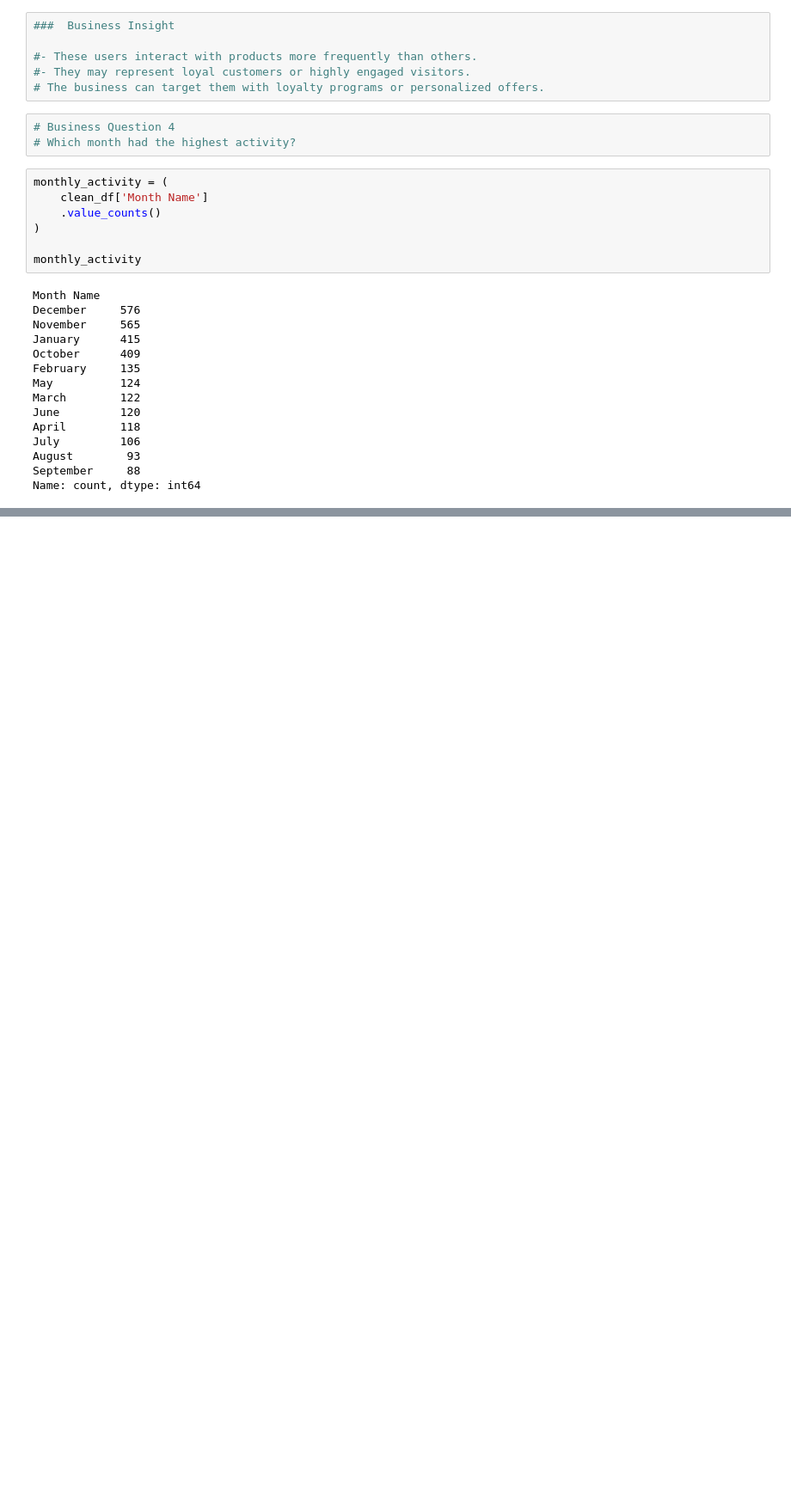
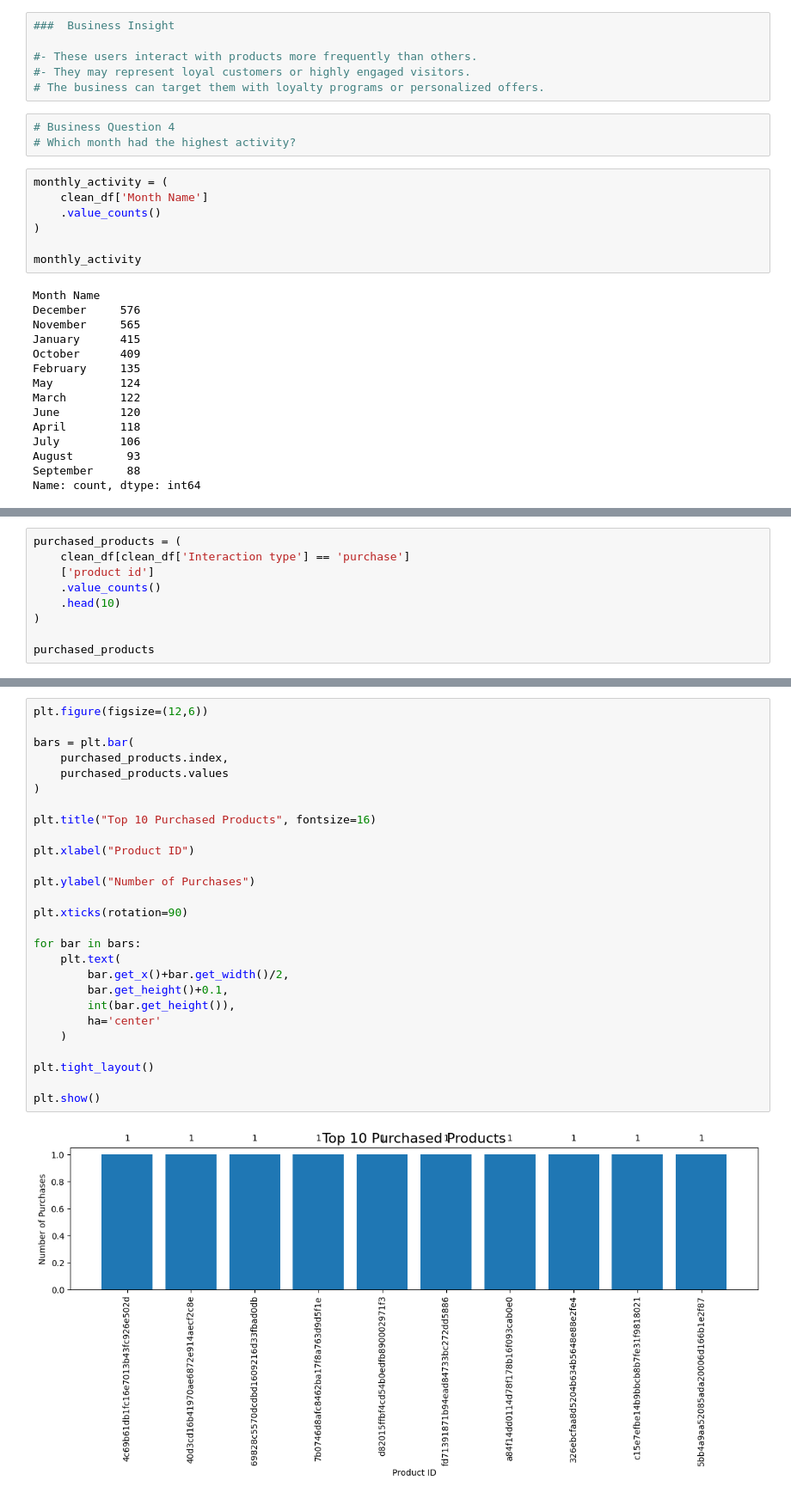
Before and after one commit to zzshukla/ecommerce-user-behavior-analysis, a Jupyter notebook: notebook/Ecommerce_User_Behavior_Analysis.ipynb, the cells around one changed output, grey strips where cells are left out. Shown at 86% size. Cells and saved outputs as stored; diff of their text form; blank space fills up the shorter version.

```diff
--- a/notebook/Ecommerce_User_Behavior_Analysis.ipynb
+++ b/notebook/Ecommerce_User_Behavior_Analysis.ipynb
@@ -388,0 +474,9 @@ Name: count, dtype: int64
+# %%
+purchased_products = (
+    clean_df[clean_df['Interaction type'] == 'purchase']
+    ['product id']
+    .value_counts()
+    .head(10)
+)
+
+purchased_products
@@ -388,0 +496,29 @@ Name: count, dtype: int64
+# %%
+plt.figure(figsize=(12,6))
+
+bars = plt.bar(
+    purchased_products.index,
+    purchased_products.values
+)
+
+plt.title("Top 10 Purchased Products", fontsize=16)
+
+plt.xlabel("Product ID")
+
+plt.ylabel("Number of Purchases")
+
+plt.xticks(rotation=90)
+
+for bar in bars:
+    plt.text(
+        bar.get_x()+bar.get_width()/2,
+        bar.get_height()+0.1,
+        int(bar.get_height()),
+        ha='center'
+    )
+
+plt.tight_layout()
+
+plt.show()
+# %% [output]
+[figure, added]
```
Also changed, not shown: parts of 22 cells of this notebook.
